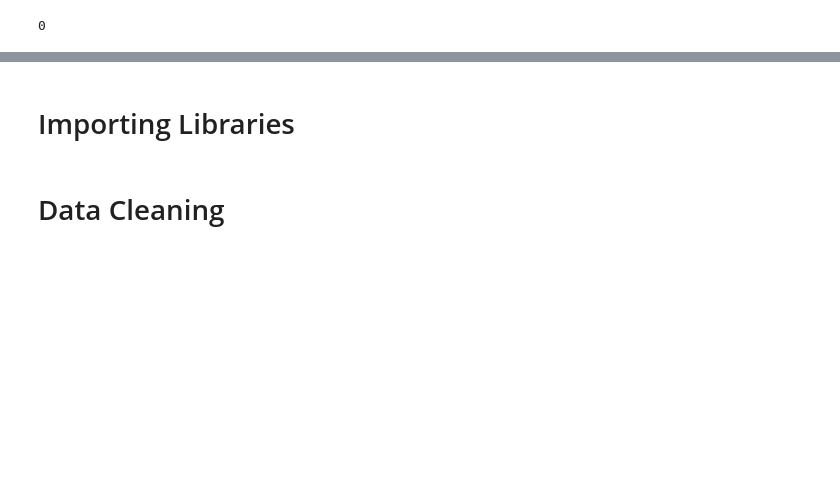
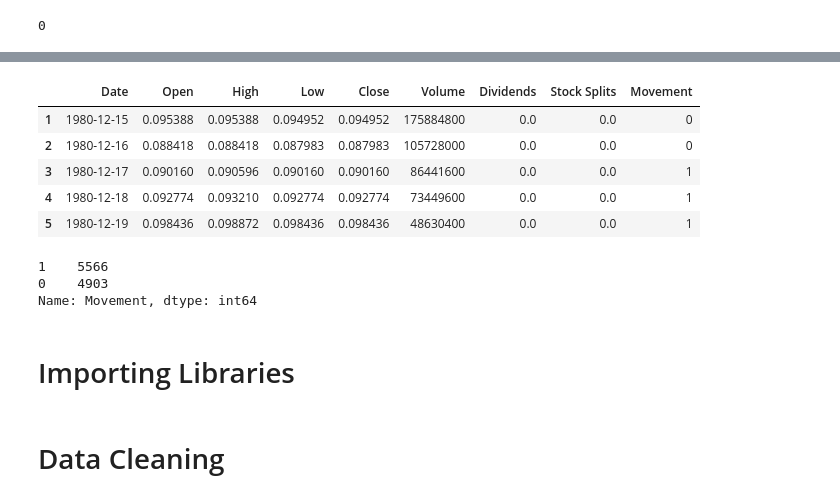
Before and after one commit to bhaktjain/Stock-Market-Movement-Predictor, a Jupyter notebook: historical_data.ipynb, the cells around one changed output, grey strips where cells are left out. Saved outputs shown, nothing was run; the diff lists cells and outputs as text; code cells hidden in the pictures; blank space fills up the shorter version.

```diff
--- a/historical_data.ipynb
+++ b/historical_data.ipynb
@@ -37,3 +66,25 @@ save_stock_data("TSLA")
+# %%
+def numerical_to_category(number):
+  if number<0:
+    return 0
+  return 1
+# %%
+df["Movement"] = df["Movement"].apply(numerical_to_category)
+# %%
+df.head()
+# %% [output]
+|  | Date | Open | High | Low | Close | Volume | Dividends | Stock Splits | Movement |
+| 1 | 1980-12-15 | 0.095388 | 0.095388 | 0.094952 | 0.094952 | 175884800 | 0.0 | 0.0 | 0 |
+| 2 | 1980-12-16 | 0.088418 | 0.088418 | 0.087983 | 0.087983 | 105728000 | 0.0 | 0.0 | 0 |
+| 3 | 1980-12-17 | 0.090160 | 0.090596 | 0.090160 | 0.090160 | 86441600 | 0.0 | 0.0 | 1 |
+| 4 | 1980-12-18 | 0.092774 | 0.093210 | 0.092774 | 0.092774 | 73449600 | 0.0 | 0.0 | 1 |
+| 5 | 1980-12-19 | 0.098436 | 0.098872 | 0.098436 | 0.098436 | 48630400 | 0.0 | 0.0 | 1 |
+# %%
+df["Movement"].value_counts()
+# %% [output]
+1    5566
+0    4903
+Name: Movement, dtype: int64
 # %% [markdown]
 # Importing Libraries
 # %%
```
Also changed, not shown: parts of 6 cells of this notebook.
